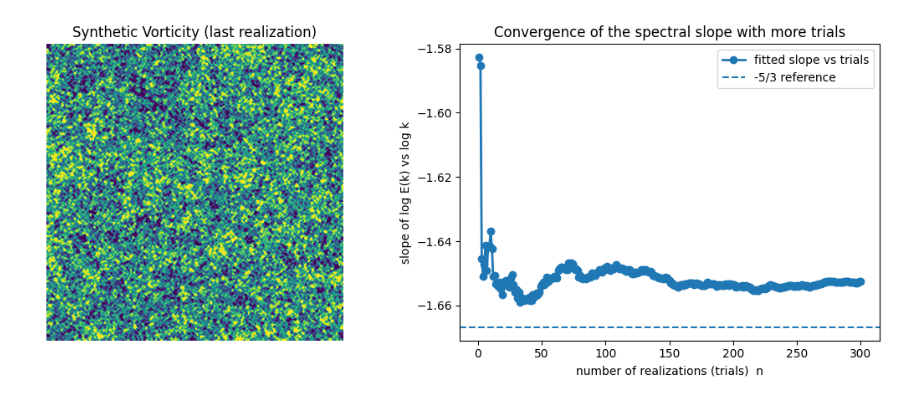
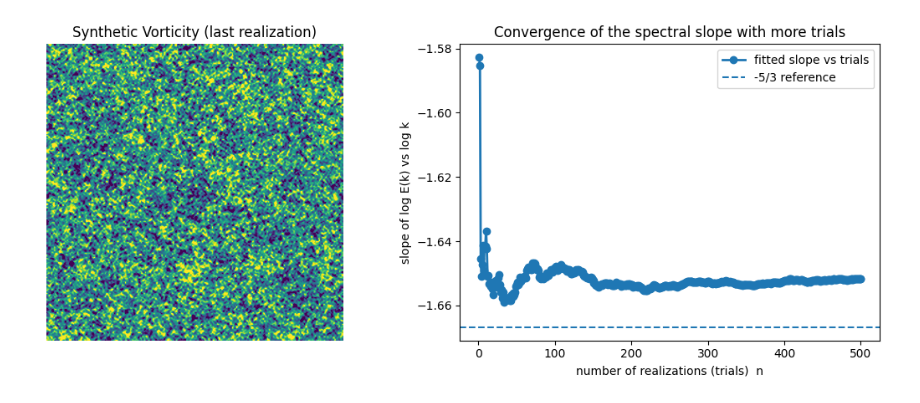
Before and after one commit to ParkSunggon/model_NFE, a Jupyter notebook: nfe.ipynb, the cells around one changed output. Cells and saved outputs as stored; diff of their text form; code cells hidden in the pictures.

```diff
--- a/nfe.ipynb
+++ b/nfe.ipynb
@@ -11,11 +11,11 @@ import matplotlib.pyplot as plt
 
 # ===== 파라미터 =====
 N = 280
-alpha = 4/3 # |û| ~ k^{-alpha}  -> shell-integrated E(k) ~ k^{1-2alpha} = k^{-5/3}
-TRIALS = 300  # 시행(실현) 횟수
-seed0 = 77       # 재현성용 시드 기준
+alpha = 4/3
+TRIALS = 500
+seed0 = 77
 
-# ===== 유틸 =====
+#divergence = 0
 def divergence_free_project(ux_hat, uy_hat, kx, ky):
     k2 = kx**2 + ky**2
     k_dot_u = kx*ux_hat + ky*uy_hat
@@ -27,7 +27,7 @@ def divergence_free_project(ux_hat, uy_hat, kx, ky):
     uy_hat[k2==0] = 0.0
     return ux_hat, uy_hat
 
-# ===== k-공간 격자 (고정) =====
+#k-space lattice
 kx_1d = np.fft.fftfreq(N) * N
 ky_1d = np.fft.fftfreq(N) * N
 kx, ky = np.meshgrid(kx_1d, ky_1d, indexing='xy')
@@ -52,79 +52,79 @@ def guess_inertial_band(kv, Ek, nu=1e-3, cL=2.0, ceta=0.6):
     den = np.sum(Ek) * dk
     L = num / (den + 1e-12)
 
-    # ε ~ 2 ν ∫ k^2 E(k) dk  (K41식)
+    # ε ~ 2 ν ∫ k^2 E(k) dk
     eps = 2.0 * nu * np.sum((kv**2) * Ek) * dk
     if eps <= 0:
         return None
 
     eta = (nu**3 / eps) ** 0.25
 
-    kmin_auto = cL / L        # 1/L 보다 안쪽
-    kmax_auto = ceta / eta    # 1/η 보다 바깥
+    kmin_auto = cL / L        # 1/L <
+    kmax_auto = ceta / eta    # < 1/η
     return kmin_auto, kmax_auto
 
-# ===== 시행 반복 =====
+# repeated trials
 for t in range(1, TRIALS+1):
     np.random.seed(seed0 + t)
-    # 랜덤 속도장 -> 푸리에 -> 비압축성 -> Kolmogorov형 스케일링
+    # random vector field -> fft -> Kolmogorov scailing
     ux = np.random.normal(size=(N, N))
     uy = np.random.normal(size=(N, N))
     ux_hat = np.fft.fft2(ux); uy_hat = np.fft.fft2(uy)
     ux_hat, uy_hat = divergence_free_project(ux_hat, uy_hat, kx, ky)
     ux_hat *= scale; uy_hat *= scale
 
-    # 에너지 스펙트럼(쉘 합) 누적
+    # shell summation
     energy_k = 0.5 * (np.abs(ux_hat)**2 + np.abs(uy_hat)**2)
     E_shell = np.bincount(kr.ravel(), weights=energy_k.ravel(), minlength=kmax+1)
     E_sum += E_shell
 
-    # 누적 평균 스펙트럼으로 기울기 피팅 (관성구간 후보만)
+    # 누적 평균 스펙트럼으로 기울기 피팅 ()
     Ek_avg = E_sum[1:] / t
     kv = kvals[1:]
 
-    # (추가) Kolmogorov 의미로 관성구간을 먼저 추정해본다
+    # estimation
     band = guess_inertial_band(kv, Ek_avg, nu=1e-3)
     if band is not None:
         kmin_auto, kmax_auto = band
-        # 실제 격자 범위에 맞게 정수화
+        # 격자에 맞게 정수로..
         kmin_fit = max(2, int(kmin_auto))
         kmax_fit = min(int(kmax_auto), N//6)
     else:
-        # 안 잡히면 원래 너가 쓰던 값으로
+        #by human hands..
         kmin_fit, kmax_fit = 10, min(45, N//6)
 
 
     mask = (kv >= kmin_fit) & (kv <= kmax_fit)
     kv_fit = kv[mask]; Ev_fit = Ek_avg[mask]
     slope, intercept = np.polyfit(np.log(kv_fit+1e-12), np.log(Ev_fit+1e-12), 1)
     slope_hist.append(slope)
 
-    # 마지막 시행의 와도 이미지를 왼쪽에 표시할 용도로 저장
+    # 마지막 시행의 와도 이미지
     if t == TRIALS:
         ux_sp = np.fft.ifft2(ux_hat).real
         uy_sp = np.fft.ifft2(uy_hat).real
         omega = np.gradient(uy_sp, axis=1) - np.gradient(ux_sp, axis=0)
 
 # ===== 플롯 =====
 plt.figure(figsize=(11,4.5))
 
-# (왼쪽) 와도 이미지 (대비 살짝)
+#  와도 이미지 (대비 살짝)
 plt.subplot(1,2,1)
 vmin, vmax = np.percentile(omega, 5), np.percentile(omega, 95)
 plt.imshow(omega, origin='lower', interpolation='bilinear', vmin=vmin, vmax=vmax)
 plt.title('Synthetic Vorticity (last realization)')
 plt.axis('off')
 
-# (오른쪽) 시행횟수에 따른 기울기 수렴
+#  시행횟수에 따른 기울기 수렴
 n = np.arange(1, TRIALS+1)
 plt.subplot(1,2,2)
 plt.plot(n, slope_hist, marker='o', linewidth=2, label='fitted slope vs trials')
 plt.axhline(-5/3, linestyle='--', label='-5/3 reference')
 plt.xlabel('number of realizations (trials)  n')
 plt.ylabel('slope of log E(k) vs log k')
 plt.title('Convergence of the spectral slope with more trials')
 plt.legend()
 plt.tight_layout()
 plt.show()
 # %% [output]
-[figure, old version]
+[figure, new version]
```
